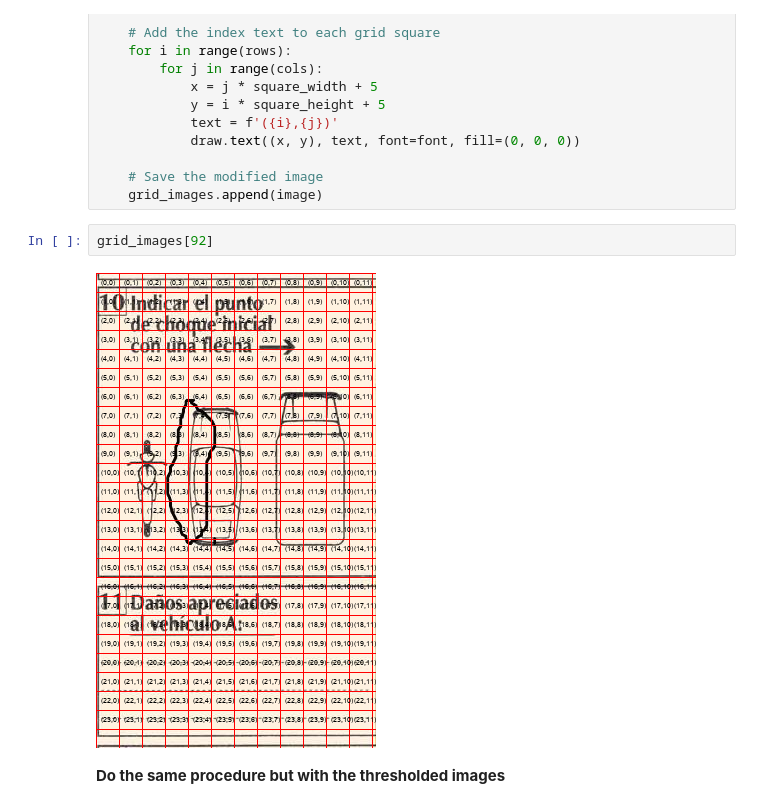
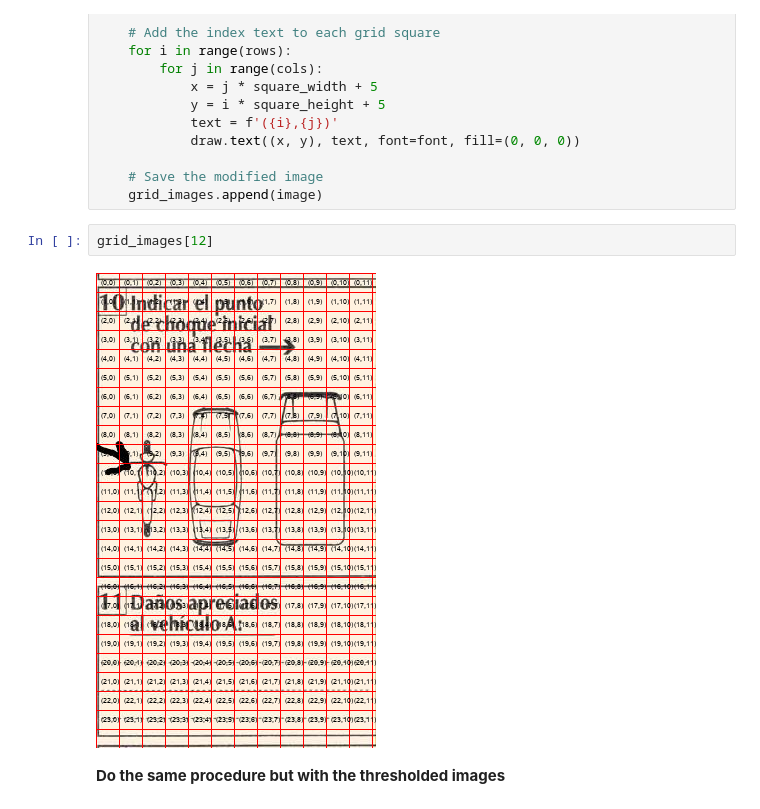
Before and after one commit to etoro2306/capstone_project, a Jupyter notebook: OTRO2_of_trial_liz.ipynb, the cells around one changed output. Saved outputs shown, nothing was run; the diff lists cells and outputs as text.

```diff
--- a/OTRO2_of_trial_liz.ipynb
+++ b/OTRO2_of_trial_liz.ipynb
@@ -185,9 +185,9 @@ for i, image in enumerate(left_cropped_images):
     # Save the modified image
     grid_images.append(image)
 # %%
-grid_images[92]
+grid_images[12]
 # %% [output]
-[figure, old version]
+[figure, new version]
 # %% [markdown]
 **Do the same procedure but with the thresholded images**
 # %%
```
Also changed, not shown: parts of 17 cells of this notebook.
